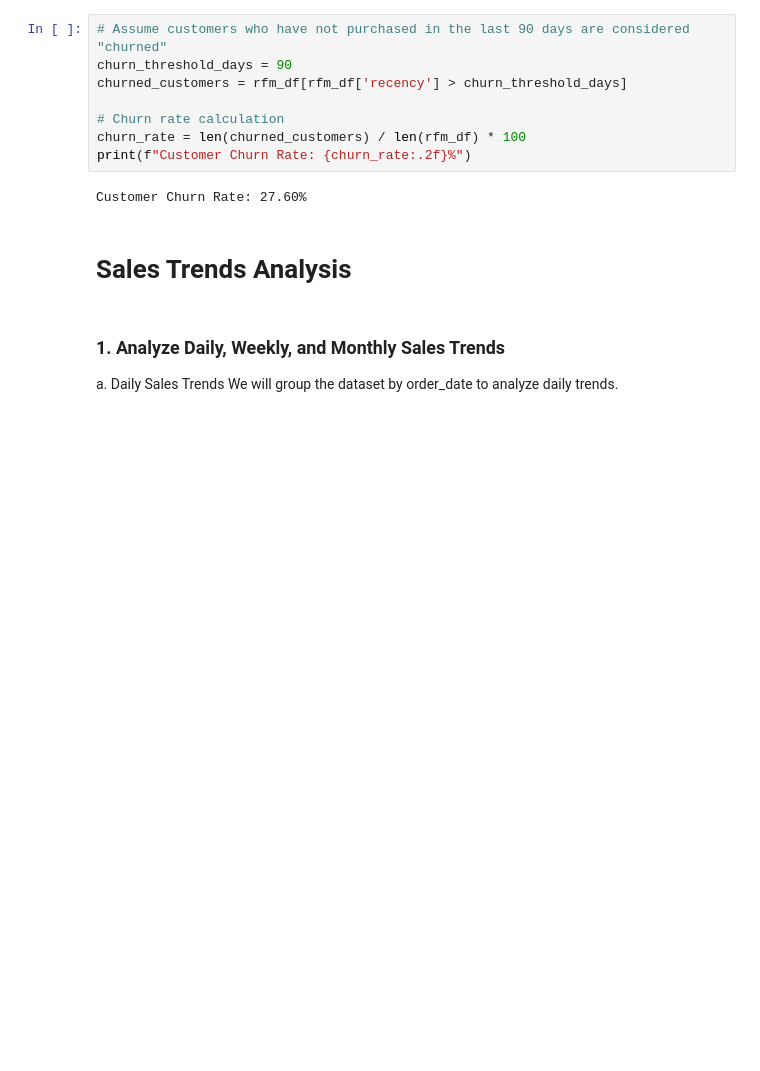
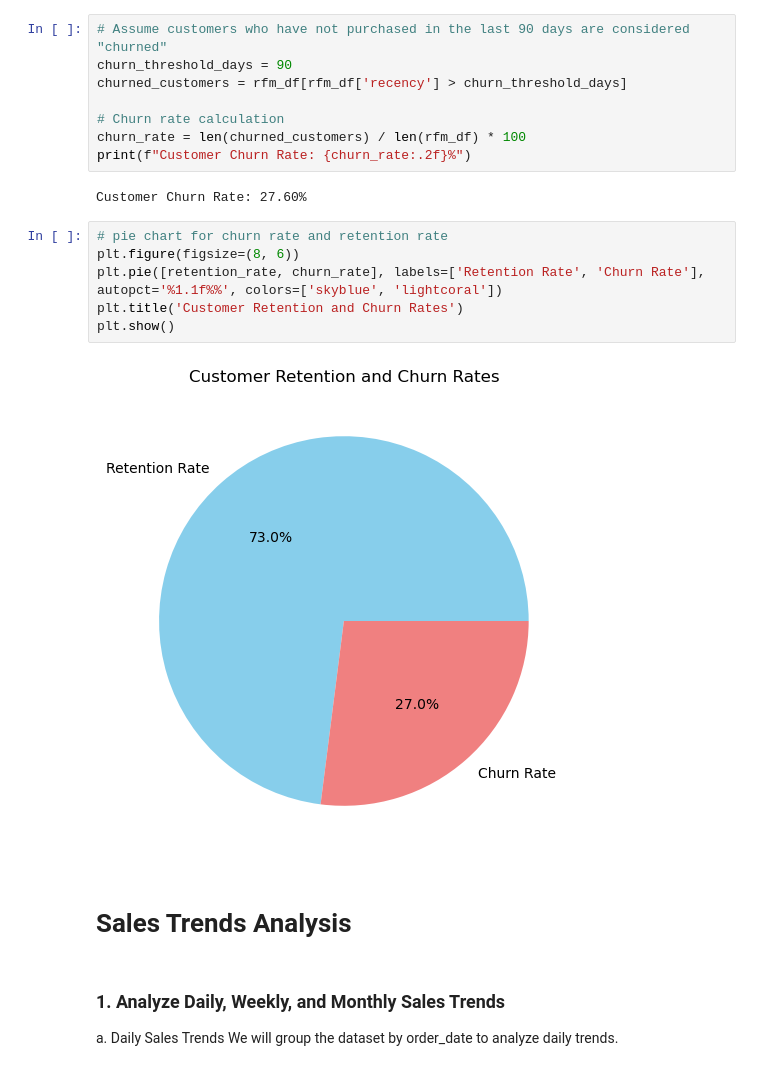
Before and after one commit to Ayush-mishra-0-0/AC, a Jupyter notebook: main.ipynb, the cells around one changed output. Drawn from its saved outputs; the diff is of its cells as text; blank space fills up the shorter version.

```diff
--- a/main.ipynb
+++ b/main.ipynb
@@ -400,6 +403,14 @@ churn_rate = len(churned_customers) / len(rfm_df) * 100
 print(f"Customer Churn Rate: {churn_rate:.2f}%")
 # %% [output]
 Customer Churn Rate: 27.60%
+# %%
+# pie chart for churn rate and retention rate
+plt.figure(figsize=(8, 6))
+plt.pie([retention_rate, churn_rate], labels=['Retention Rate', 'Churn Rate'], autopct='%1.1f%%', colors=['skyblue', 'lightcoral'])
+plt.title('Customer Retention and Churn Rates')
+plt.show()
+# %% [output]
+[figure, added]
 # %% [markdown]
 # Sales Trends Analysis
 # %% [markdown]
```
Also changed, not shown: parts of 7 cells of this notebook, 18 other files.
